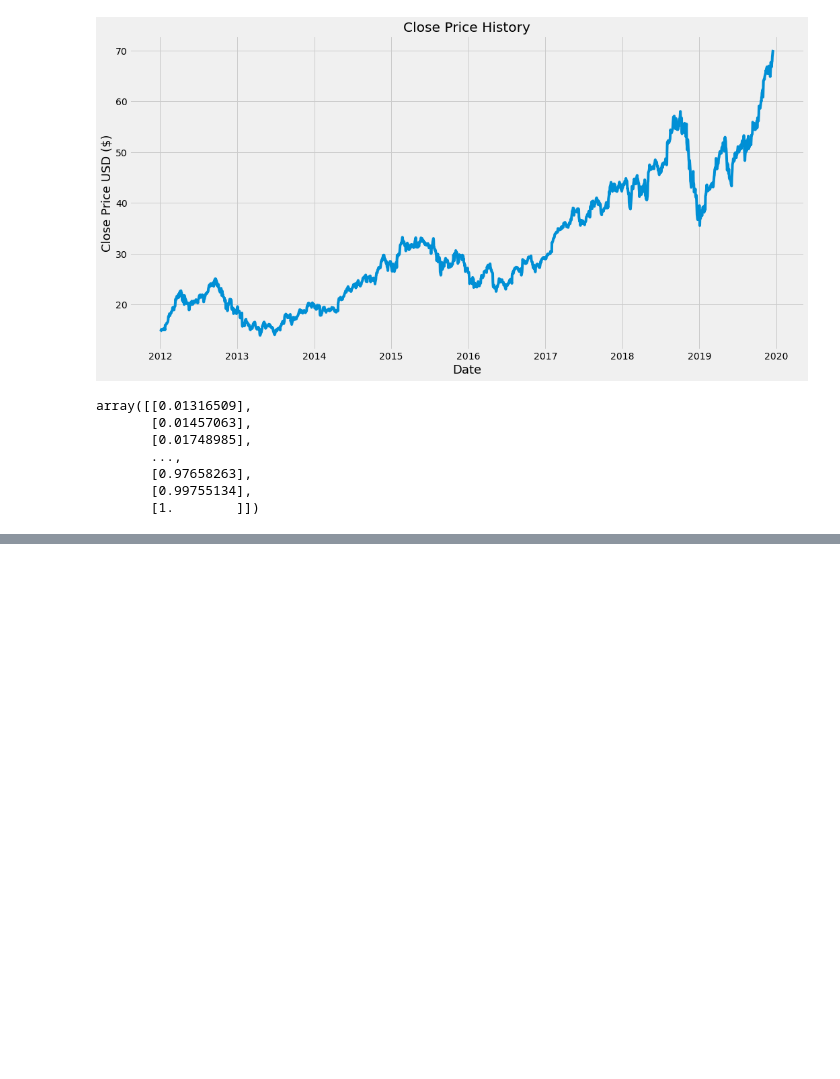
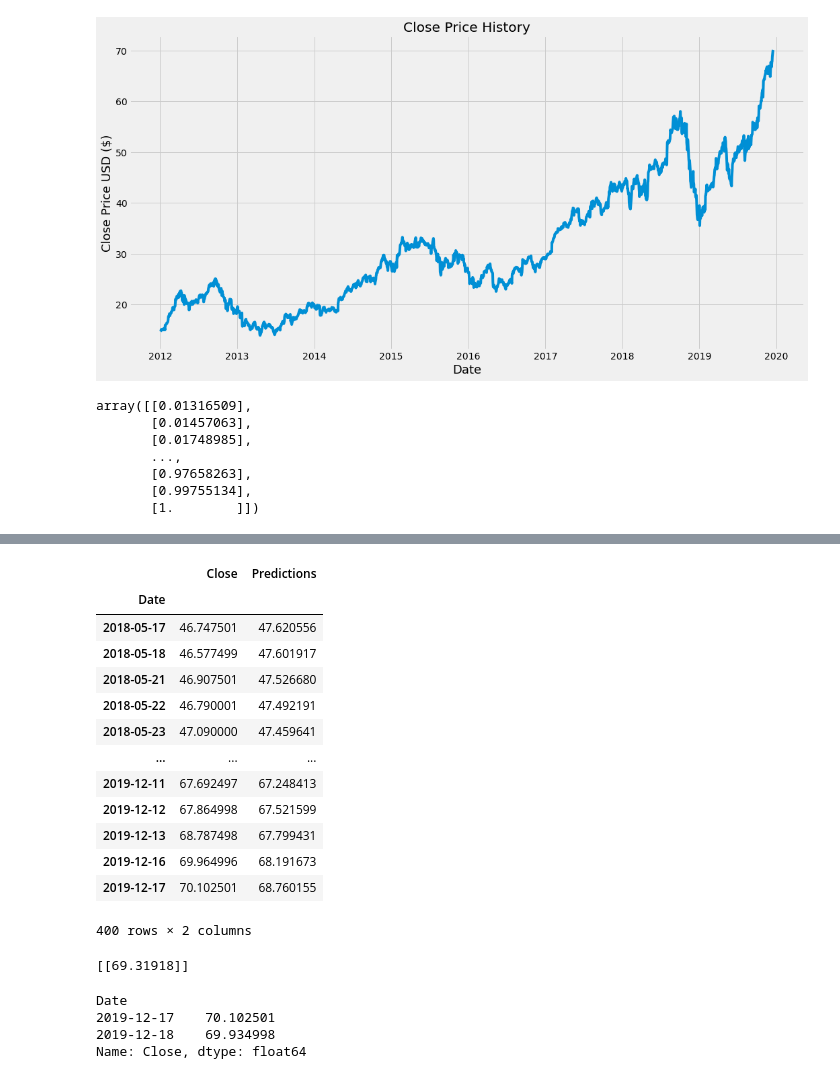
Before and after one commit to 6soyoung3/LSTM-stock-price-prediction, a Jupyter notebook: StockPricePrediction.ipynb, the cells around one changed output, grey strips where cells are left out. Saved outputs shown, nothing was run; the diff lists cells and outputs as text; code cells hidden in the pictures; blank space fills up the shorter version.

```diff
--- a/StockPricePrediction.ipynb
+++ b/StockPricePrediction.ipynb
@@ -142,0 +183,60 @@ x_test = np.array(x_test)
+# %%
+# Show the valid and predicted prices
+valid
+# %% [output]
+|  | Close | Predictions |
+| Date |  |  |
+| 2018-05-17 | 46.747501 | 47.620556 |
+| 2018-05-18 | 46.577499 | 47.601917 |
+| 2018-05-21 | 46.907501 | 47.526680 |
+| 2018-05-22 | 46.790001 | 47.492191 |
+| 2018-05-23 | 47.090000 | 47.459641 |
+| ... | ... | ... |
+| 2019-12-11 | 67.692497 | 67.248413 |
+| 2019-12-12 | 67.864998 | 67.521599 |
+| 2019-12-13 | 68.787498 | 67.799431 |
+| 2019-12-16 | 69.964996 | 68.191673 |
+| 2019-12-17 | 70.102501 | 68.760155 |
+400 rows × 2 columns
+# %%
+# Try predicting the closing price for Apple stock for 18th of December 2019
+apple_quote = web.DataReader('AAPL', data_source='yahoo', start='2012-01-01', end='2019-12-17')
+
+# Create a new dataframe
+new_df = apple_quote.filter(['Close'])
+
+# Get the last 60 day closing price values and convert the dataframe to an array
+last_60_days = new_df[-60:].values
+
+# Scale the data to be values between 0 and 1
+last_60_days_scaled = scaler.transform(last_60_days)
+
+# Create an empty list
+X_test = []
+
+# Append the past 60 days
+X_test.append(last_60_days_scaled)
+
+# Convert the X_test data set to a numpy array
+X_test = np.array(X_test)
+
+# Reshape the data
+X_test = np.reshape(X_test, (X_test.shape[0], X_test.shape[1], 1))
+
+# Get the predicted scaled data
+pred_price = model.predict(X_test)
+
+# Undo the scaling
+pred_price = scaler.inverse_transform(pred_price)
+print(pred_price)
+# %% [output]
+[[69.31918]]
+# %%
+# Get the quote
+apple_quote2 = web.DataReader('AAPL', data_source='yahoo', start='2019-12-18', end='2019-12-18')
+print(apple_quote2['Close'])
+# %% [output]
+Date
+2019-12-17    70.102501
+2019-12-18    69.934998
+Name: Close, dtype: float64
```
Also changed, not shown: parts of 6 cells of this notebook.
